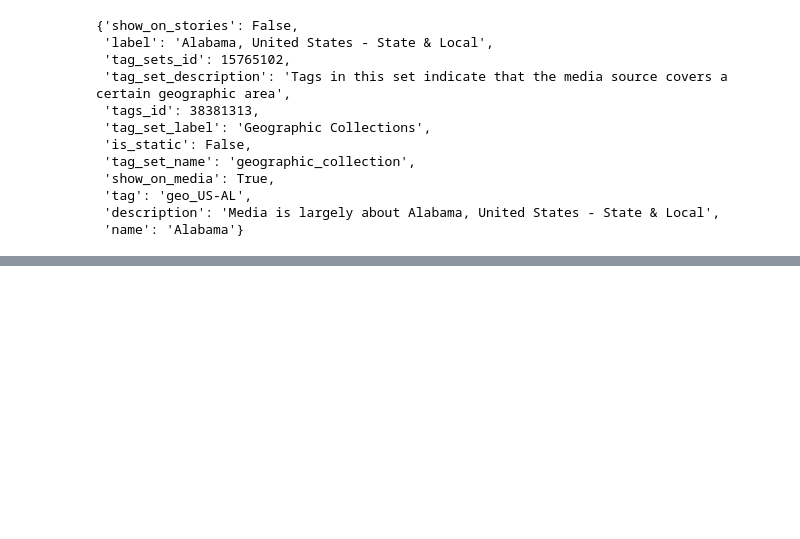
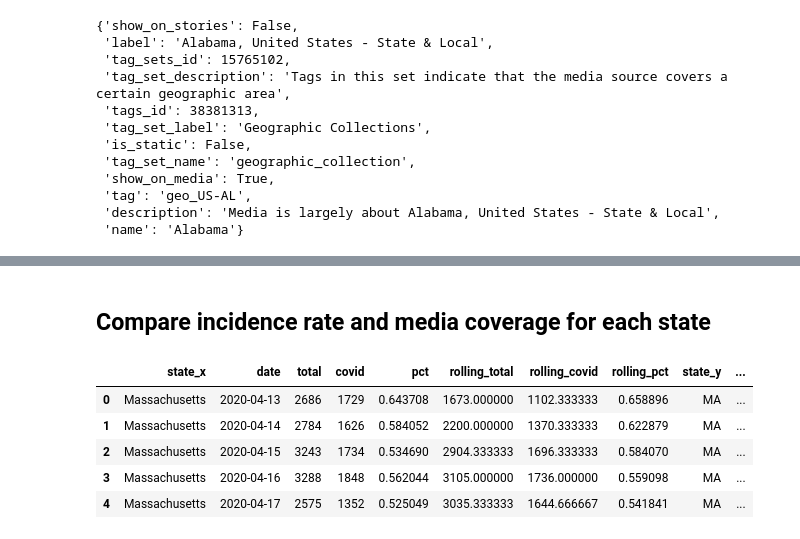
Before and after one commit to dataculturegroup/US-Coronavirus-State-Media-Coverage, a Jupyter notebook: corona-by-state.ipynb, the cells around one changed output, grey strips where cells are left out. Saved outputs shown, nothing was run; the diff lists cells and outputs as text; code cells hidden in the pictures; blank space fills up the shorter version.

Commit message:
update with links to covid incidence data from JH

```diff
--- a/corona-by-state.ipynb
+++ b/corona-by-state.ipynb
@@ -83,6 +88,11 @@ def all_media_list(**kwargs):
             last_media_id = media_page[-1]['media_id']
     return matching_media
 
+pr_collection = mc.tag(34412297)
+pr_collection['name'] = "Puerto Rico"
+pr_collection['tag'] = "geo_US-PR"
+us_state_collections.append(pr_collection)
+
 for s in us_state_collections:
     state_media = all_media_list(tags_id=s['tags_id'], rows=500)
     s['media'] = state_media
@@ -228,0 +319,26 @@ show(grid)
+# %%
+# now build each data set into a plot by state
+covid_plots_by_abbr = {}
+for s in us_state_collections:
+    state_abbr = s['tag'].split('-')[1]
+    state_df = covid_state_df[state_abbr]
+    # now make a chart for the state
+    source = ColumnDataSource(state_df)
+    p = figure(plot_width=140, plot_height=140, x_axis_type='datetime', title=s['name'], title_location="below", y_range=(0, 100))
+    p.line(x='date', y='incidence', line_width=1, source=source, line_color='purple')
+    p.xgrid.grid_line_color = None
+    p.ygrid.grid_line_color = None
+    p.axis.visible = False
+    p.outline_line_color = None
+    p.toolbar.logo = None
+    p.toolbar_location = None
+    covid_plots_by_abbr[state_abbr] = p
+    #show(p)
+# now let's replicate R's geofacet library by hand
+covid_geo_aligned_plots = []
+for abbr in order:
+    plot = covid_plots_by_abbr[abbr] if abbr is not None else None
+    covid_geo_aligned_plots.append(plot)
+rows = list(chunks(covid_geo_aligned_plots,12))
+grid = gridplot(rows)
+show(grid)
@@ -228,0 +348,18 @@ show(grid)
+# %% [markdown]
+## Compare incidence rate and media coverage for each state
+# %%
+# pull together the two datesets, by state/day
+merged_state_df = {}
+for s in us_state_collections:
+    state_abbr = s['tag'].split('-')[1]
+    media_df = media_state_df[state_abbr]
+    covid_df = covid_state_df[state_abbr]
+    merged_state_df[state_abbr] = pd.merge(media_df, covid_df, left_on='date', right_on='date')
+merged_state_df['MA'].head()
+# %% [output]
+|  | state_x | date | total | covid | pct | rolling_total | rolling_covid | rolling_pct | state_y | ... |
+| 0 | Massachusetts | 2020-04-13 | 2686 | 1729 | 0.643708 | 1673.000000 | 1102.333333 | 0.658896 | MA | ... |
+| 1 | Massachusetts | 2020-04-14 | 2784 | 1626 | 0.584052 | 2200.000000 | 1370.333333 | 0.622879 | MA | ... |
+| 2 | Massachusetts | 2020-04-15 | 3243 | 1734 | 0.534690 | 2904.333333 | 1696.333333 | 0.584070 | MA | ... |
+| 3 | Massachusetts | 2020-04-16 | 3288 | 1848 | 0.562044 | 3105.000000 | 1736.000000 | 0.559098 | MA | ... |
+| 4 | Massachusetts | 2020-04-17 | 2575 | 1352 | 0.525049 | 3035.333333 | 1644.666667 | 0.541841 | MA | ... |
```
Also changed, not shown: parts of 24 cells of this notebook, 57 other files.
